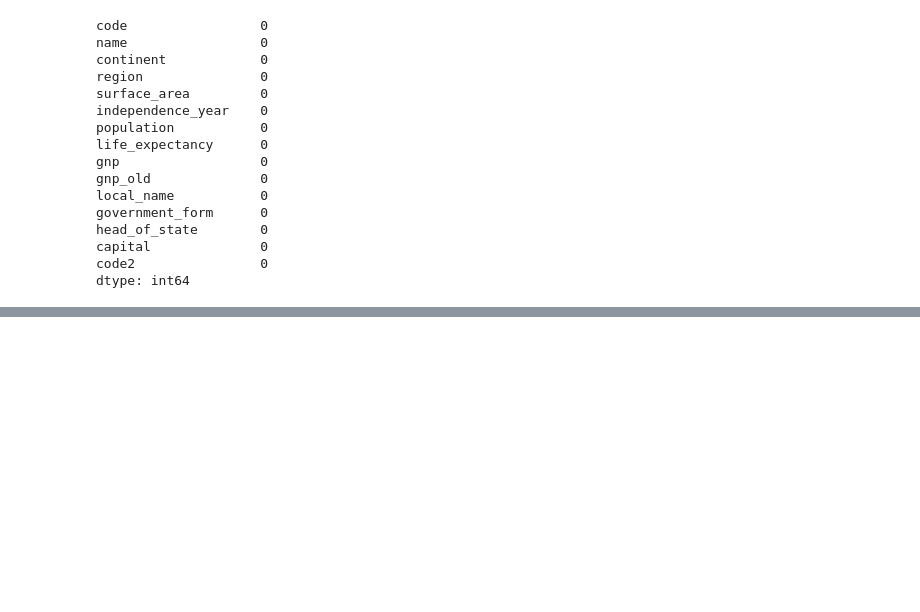
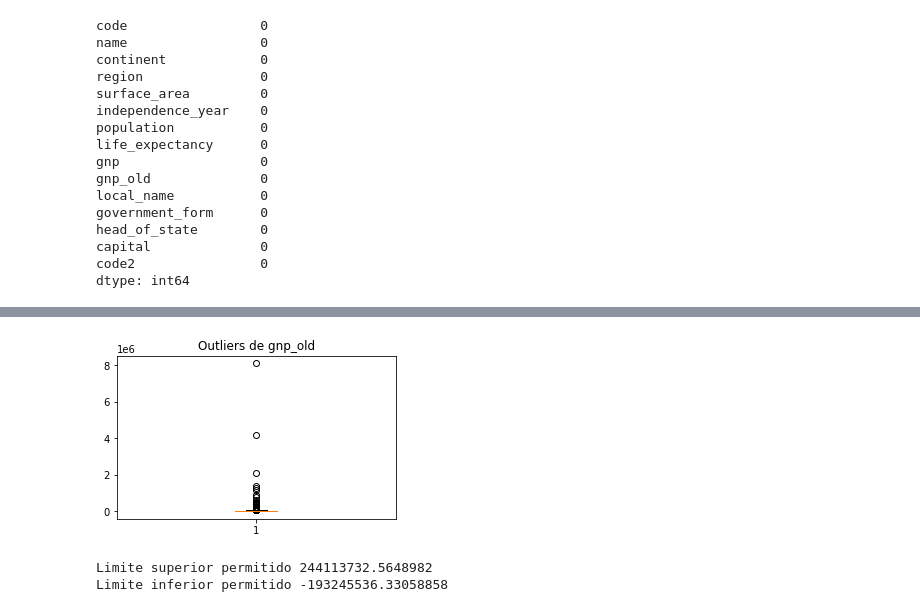
Before and after one commit to Ick3r/RETO_FINAL, a Jupyter notebook: reto_final.ipynb, the cells around one changed output, grey strips where cells are left out. Cells and saved outputs as stored; diff of their text form; code cells hidden in the pictures; blank space fills up the shorter version.

Commit message:
distribucion normal p identificar outliers 2limite

```diff
--- a/reto_final.ipynb
+++ b/reto_final.ipynb
@@ -91,0 +94,3 @@ dtype: int64
+# %%
+#Creación de una copia para la base de datos
+copia = data.copy()
@@ -91,0 +118,19 @@ dtype: int64
+# %%
+#Diagrama de caja: gnp_old.
+fig1 = plt.figure(figsize =(5, 3))
+plt.boxplot(copia["gnp_old"])
+plt.title("Outliers de gnp_old")
+plt.show() #diagrama para visualizar outliers
+# %% [output]
+[figure, added]
+# %%
+#Valores extremos: límite superior y límite inferior.
+#Variable: population.
+x2=copia["population"]
+limiteSuperior2= x2.mean() + 2*x2.std()
+limiteInferior2= x2.mean() - 2*x2.std()
+print("Limite superior permitido", limiteSuperior2)
+print("Limite inferior permitido", limiteInferior2)
+# %% [output]
+Limite superior permitido 244113732.5648982
+Limite inferior permitido -193245536.33058858
```
Also changed, not shown: parts of 6 cells of this notebook.
